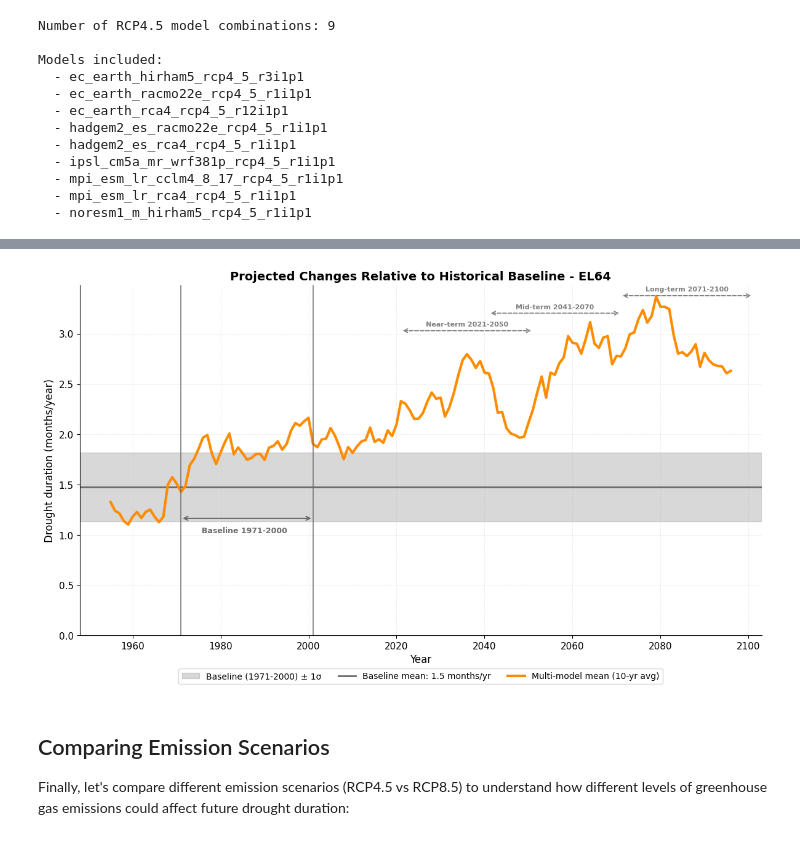
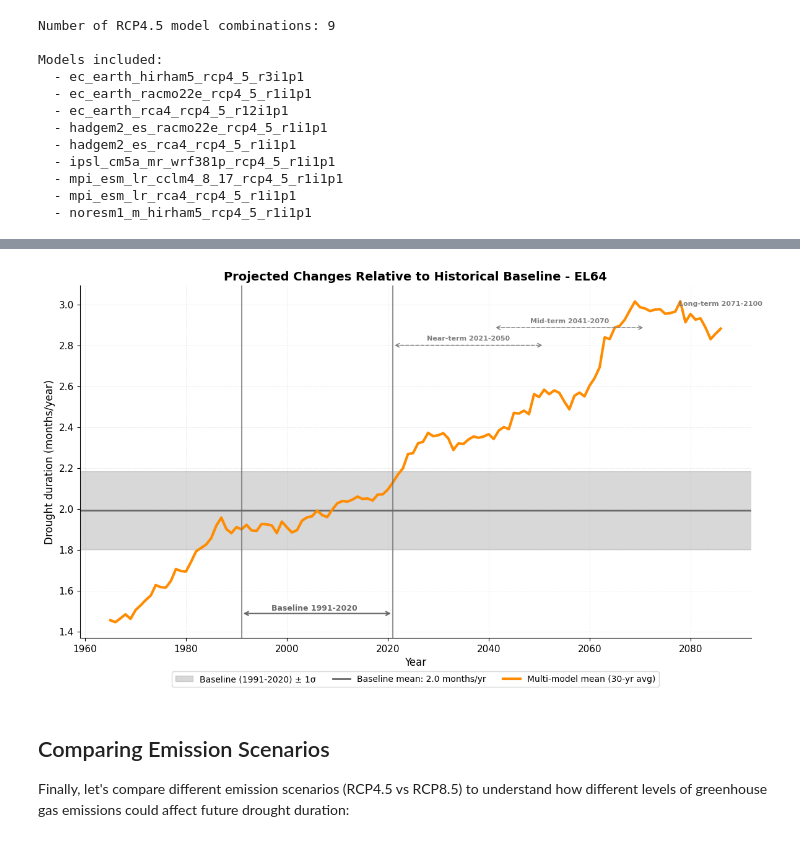
Before and after one commit to ecmwf-training/drought-exposure, a Jupyter notebook: tutorials/drought_duration.ipynb, the cells around one changed output, grey strips where cells are left out. Drawn from its saved outputs; the diff is of its cells as text; code cells hidden in the pictures.

```diff
--- a/tutorials/drought_duration.ipynb
+++ b/tutorials/drought_duration.ipynb
@@ -311,27 +320,19 @@ Climate change impacts are measured as **changes from a baseline period**. The W
 
 Let's calculate projected changes relative to the historical baseline:
 # %%
-# Define baseline and future periods
-baseline_years = (1971, 2000)
+# Define future periods for comparison
 future_periods = {
     'Near-term (2021-2050)': (2021, 2050),
     'Mid-term (2041-2070)': (2041, 2070),
     'Long-term (2071-2100)': (2071, 2100)
 }
 
-# Calculate baseline from reanalysis
-baseline_obs = hist_df[
-    hist_df['time'].dt.year.between(*baseline_years)
-]['dmd'].mean()
-
-print(f"Historical baseline ({baseline_years[0]}-{baseline_years[1]}):")
-print(f"  Observed (reanalysis): {baseline_obs:.2f} months/year")
-
-# Calculate baseline from models
+# Calculate baseline from models (using projections, not reanalysis)
 baseline_model = rcp45_df[
-    rcp45_df['time'].dt.year.between(*baseline_years)
+    rcp45_df['time'].dt.year.between(baseline_start, baseline_end)
 ].groupby('model')['dmd'].mean()
 
+print(f"Historical baseline ({baseline_start}-{baseline_end}):")
 print(f"  Multi-model mean: {baseline_model.mean():.2f} ± {baseline_model.std():.2f} months/year")
 
 # Calculate changes for each future period
@@ -376,66 +376,70 @@ fig, ax = plt.subplots(figsize=(12, 7))
 period_means = []
 for model in models:
     model_data = rcp45_df[rcp45_df['model'] == model].set_index('time')['dmd']
-    rolling_30yr = model_data.rolling(window=30*12, center=True).mean()  # Assuming monthly data
+    rolling_30yr = model_data.rolling(window=rolling_window*12, center=True).mean()  # Assuming monthly data
     period_means.append(rolling_30yr)
 
 # Plot baseline period
-ax.axhspan(baseline_obs - baseline_model.std(),
-           baseline_obs + baseline_model.std(),
-           alpha=0.3, color='gray', label=f'Baseline ({baseline_years[0]}-{baseline_years[1]}) ± 1σ')
-ax.axhline(baseline_obs, color='dimgray', linestyle='-', linewidth=2,
-          label=f'Baseline mean: {baseline_obs:.1f} months/yr')
+baseline_mean = baseline_model.mean()
+ax.axhspan(baseline_mean - baseline_model.std(),
+           baseline_mean + baseline_model.std(),
+           alpha=0.3, color='gray', label=f'Baseline ({baseline_start}-{baseline_end}) ± 1σ')
+ax.axhline(baseline_mean, color='dimgray', linestyle='-', linewidth=2,
+          label=f'Baseline mean: {baseline_mean:.1f} months/yr')
 
 # Plot multi-model ensemble mean with rolling average
-ensemble_rolling = ensemble_mean.set_index('time')['dmd'].rolling(window=10, center=True).mean()
+ensemble_rolling = ensemble_mean.set_index('time')['dmd'].rolling(window=rolling_window, center=True).mean()
 ax.plot(ensemble_rolling.index, ensemble_rolling.values,
-        color='darkorange', linewidth=3, label='Multi-model mean (10-yr avg)')
+        color='darkorange', linewidth=3, label=f'Multi-model mean ({rolling_window}-yr avg)')
 
 # Mark baseline period with vertical bars
-ax.axvline(pd.Timestamp('1971-01-01'), color='dimgray', linestyle='-', linewidth=1.5, alpha=0.7)
-ax.axvline(pd.Timestamp('2000-12-31'), color='dimgray', linestyle='-', linewidth=1.5, alpha=0.7)
+ax.axvline(pd.Timestamp(f'{baseline_start}-01-01'), color='dimgray', linestyle='-', linewidth=1.5, alpha=0.7)
+ax.axvline(pd.Timestamp(f'{baseline_end}-12-31'), color='dimgray', linestyle='-', linewidth=1.5, alpha=0.7)
 
 # Add horizontal arrow showing baseline extent at bottom
-y_min = ax.get_ylim()[0]
-y_bottom = y_min + (ax.get_ylim()[1] - y_min) * 0.07
-ax.annotate('', xy=(pd.Timestamp('2000-12-31'), y_bottom),
-            xytext=(pd.Timestamp('1971-01-01'), y_bottom),
+y_lim = ax.get_ylim()
+y_min = y_lim[0]
+y_max = y_lim[1]
+y_range = y_max - y_min
+y_bottom = y_min + y_range * 0.07
+baseline_mid = baseline_start + (baseline_end - baseline_start) // 2
+ax.annotate('', xy=(pd.Timestamp(f'{baseline_end}-12-31'), y_bottom),
+            xytext=(pd.Timestamp(f'{baseline_start}-01-01'), y_bottom),
             arrowprops=dict(arrowstyle='<->', color='dimgray', lw=1.5))
-ax.text(pd.Timestamp('1985-06-30'), y_bottom * 0.93, 'Baseline 1971-2000',
+ax.text(pd.Timestamp(f'{baseline_mid}-06-30'), y_bottom * 1.03, f'Baseline {baseline_start}-{baseline_end}',
         ha='center', va='top', fontsize=9, color='dimgray', fontweight='bold')
 
 # Mark future periods with horizontal arrows at different heights (reversed order: long-term highest)
 period_info = [
-    ('2071-01-01', '2100-12-31', 'Long-term 2071-2100', 0.97),
-    ('2041-01-01', '2070-12-31', 'Mid-term 2041-2070', 0.92),
-    ('2021-01-01', '2050-12-31', 'Near-term 2021-2050', 0.87)
+    ('2071-01-01', '2100-12-31', 'Long-term 2071-2100', 0.93),
+    ('2041-01-01', '2070-12-31', 'Mid-term 2041-2070', 0.88),
+    ('2021-01-01', '2050-12-31', 'Near-term 2021-2050', 0.83)
 ]
 
-y_max = ax.get_ylim()[1]
 for start_date, end_date, label, height_factor in period_info:
-    y_pos = y_max * height_factor
+    y_pos = y_min + y_range * height_factor
     ax.annotate('', xy=(pd.Timestamp(end_date), y_pos),
                 xytext=(pd.Timestamp(start_date), y_pos),
-                arrowprops=dict(arrowstyle='<->', color='gray', lw=1.2, linestyle='--'))
+                arrowprops=dict(arrowstyle='<->', color='gray', lw=1.1, linestyle='--'))
     # Calculate midpoint for text
     mid_date = pd.Timestamp(start_date) + (pd.Timestamp(end_date) - pd.Timestamp(start_date)) / 2
-    ax.text(mid_date, y_pos * 1.01, label,
+    ax.text(mid_date, y_pos + y_range * 0.01, label,
             ha='center', va='bottom', fontsize=8, color='gray', fontweight='bold')
 
 ax.set_xlabel('Year', fontsize=12)
 ax.set_ylabel('Drought duration (months/year)', fontsize=12)
 ax.set_title(f'Projected Changes Relative to Historical Baseline - {admin_id}',
              fontsize=14, fontweight='bold')
-ax.set_ylim(bottom=0)  # Drought duration cannot be negative
+#ax.set_ylim(bottom=0)  # Drought duration cannot be negative
 ax.legend(loc='lower center', bbox_to_anchor=(0.5, -0.15), ncol=3, fontsize=10, frameon=True)
 ax.grid(True, alpha=0.3, linestyle='--', linewidth=0.5)
 ax.spines['top'].set_visible(False)
 ax.spines['right'].set_visible(False)
 
 plt.tight_layout()
 plt.show()
 # %% [output]
-[figure, old version]
+[figure, new version]
 # %% [markdown]
 ## Comparing Emission Scenarios
 
```
Also changed, not shown: parts of 10 cells of this notebook.
